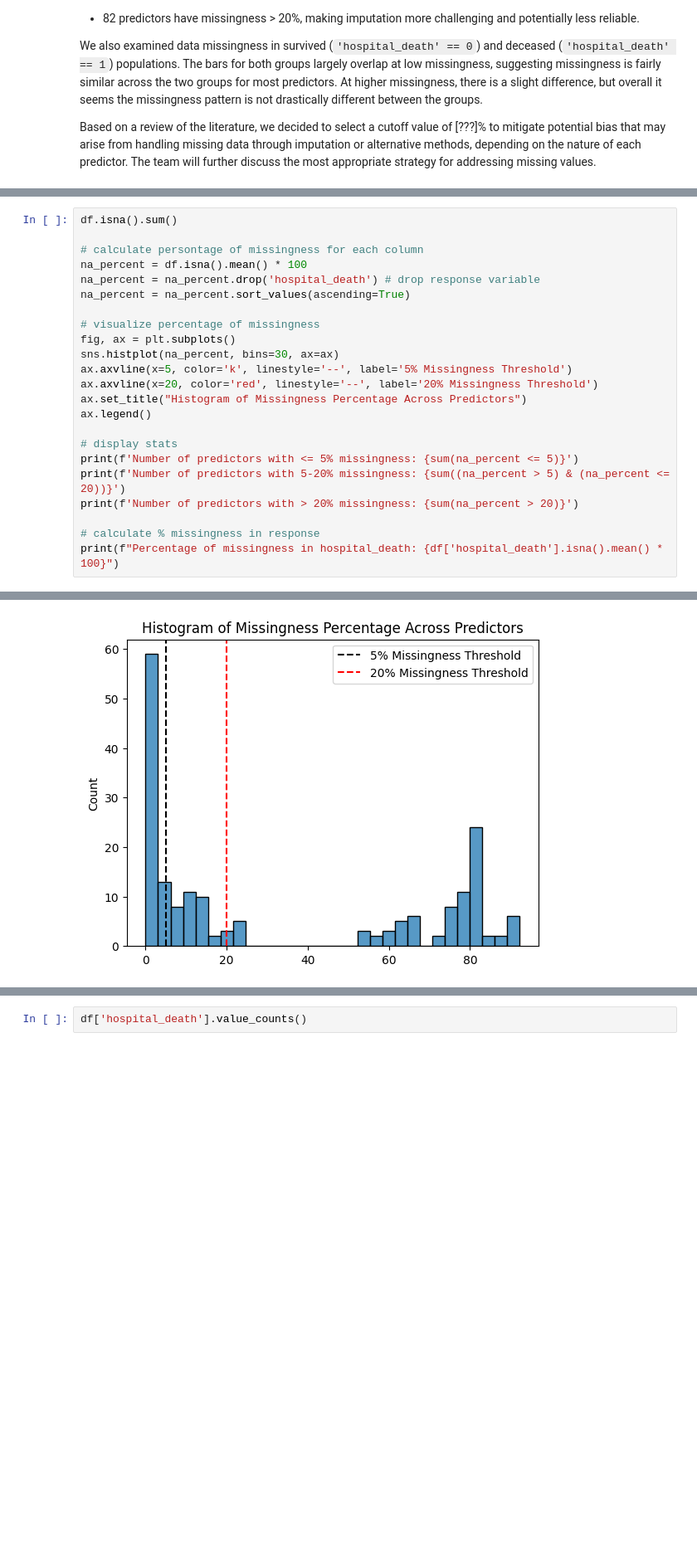
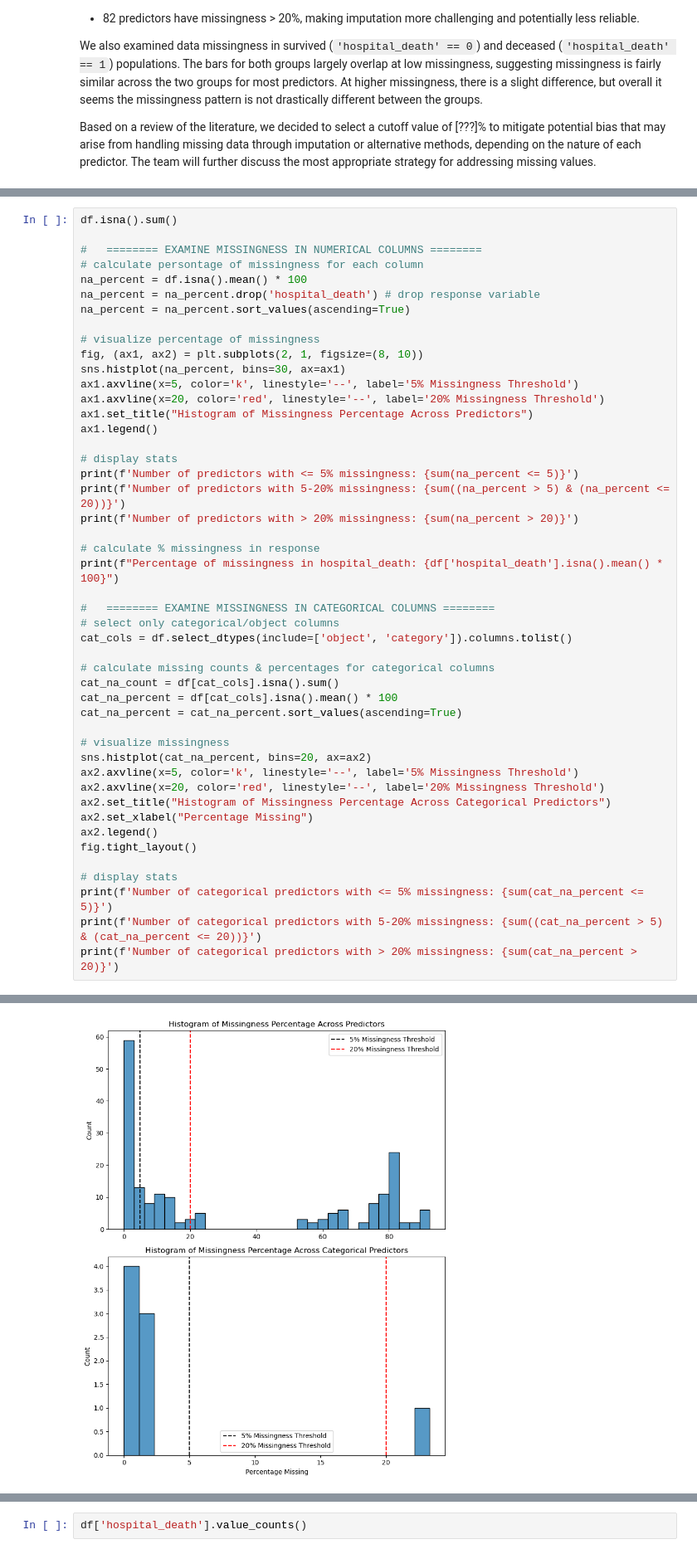
Before and after one commit to cindyrenxy/ac209a-project, a Jupyter notebook: AC209A Project MS3.ipynb, the cells around one changed output, grey strips where cells are left out. Shown: that part at 83% size. Saved outputs shown, nothing was run; the diff lists cells and outputs as text; blank space fills up the shorter version.

Commit message:
added feature selection

```diff
--- a/AC209A Project MS3.ipynb
+++ b/AC209A Project MS3.ipynb
@@ -118,18 +118,19 @@ plt.tight_layout();
 # %%
 df.isna().sum()
 
+#   ======== EXAMINE MISSINGNESS IN NUMERICAL COLUMNS ========
 # calculate persontage of missingness for each column
 na_percent = df.isna().mean() * 100
 na_percent = na_percent.drop('hospital_death') # drop response variable
 na_percent = na_percent.sort_values(ascending=True)
 
 # visualize percentage of missingness
-fig, ax = plt.subplots()
-sns.histplot(na_percent, bins=30, ax=ax)
-ax.axvline(x=5, color='k', linestyle='--', label='5% Missingness Threshold')
-ax.axvline(x=20, color='red', linestyle='--', label='20% Missingness Threshold')
-ax.set_title("Histogram of Missingness Percentage Across Predictors")
-ax.legend()
+fig, (ax1, ax2) = plt.subplots(2, 1, figsize=(8, 10))
+sns.histplot(na_percent, bins=30, ax=ax1)
+ax1.axvline(x=5, color='k', linestyle='--', label='5% Missingness Threshold')
+ax1.axvline(x=20, color='red', linestyle='--', label='20% Missingness Threshold')
+ax1.set_title("Histogram of Missingness Percentage Across Predictors")
+ax1.legend()
 
 # display stats
 print(f'Number of predictors with <= 5% missingness: {sum(na_percent <= 5)}')
@@ -138,6 +139,29 @@ print(f'Number of predictors with > 20% missingness: {sum(na_percent > 20)}')
 
 # calculate % missingness in response
 print(f"Percentage of missingness in hospital_death: {df['hospital_death'].isna().mean() * 100}")
+
+#   ======== EXAMINE MISSINGNESS IN CATEGORICAL COLUMNS ========
+# select only categorical/object columns
+cat_cols = df.select_dtypes(include=['object', 'category']).columns.tolist()
+
+# calculate missing counts & percentages for categorical columns
+cat_na_count = df[cat_cols].isna().sum()
+cat_na_percent = df[cat_cols].isna().mean() * 100
+cat_na_percent = cat_na_percent.sort_values(ascending=True)
+
+# visualize missingness
+sns.histplot(cat_na_percent, bins=20, ax=ax2)
+ax2.axvline(x=5, color='k', linestyle='--', label='5% Missingness Threshold')
+ax2.axvline(x=20, color='red', linestyle='--', label='20% Missingness Threshold')
+ax2.set_title("Histogram of Missingness Percentage Across Categorical Predictors")
+ax2.set_xlabel("Percentage Missing")
+ax2.legend()
+fig.tight_layout()
+
+# display stats
+print(f'Number of categorical predictors with <= 5% missingness: {sum(cat_na_percent <= 5)}')
+print(f'Number of categorical predictors with 5-20% missingness: {sum((cat_na_percent > 5) & (cat_na_percent <= 20))}')
+print(f'Number of categorical predictors with > 20% missingness: {sum(cat_na_percent > 20)}')
 # %% [output]
 Number of predictors with <= 5% missingness: 70
 Number of predictors with 5-20% missingness: 33
@@ -146,4 +173,4 @@ Percentage of missingness in hospital_death: 0.0
-[figure, old version]
+[figure, new version]
 # %%
 # visualize percentage of missingness by response variable
 df_survived = df[df['hospital_death'] == 0]
```
Also changed, not shown: parts of 7 cells of this notebook.
